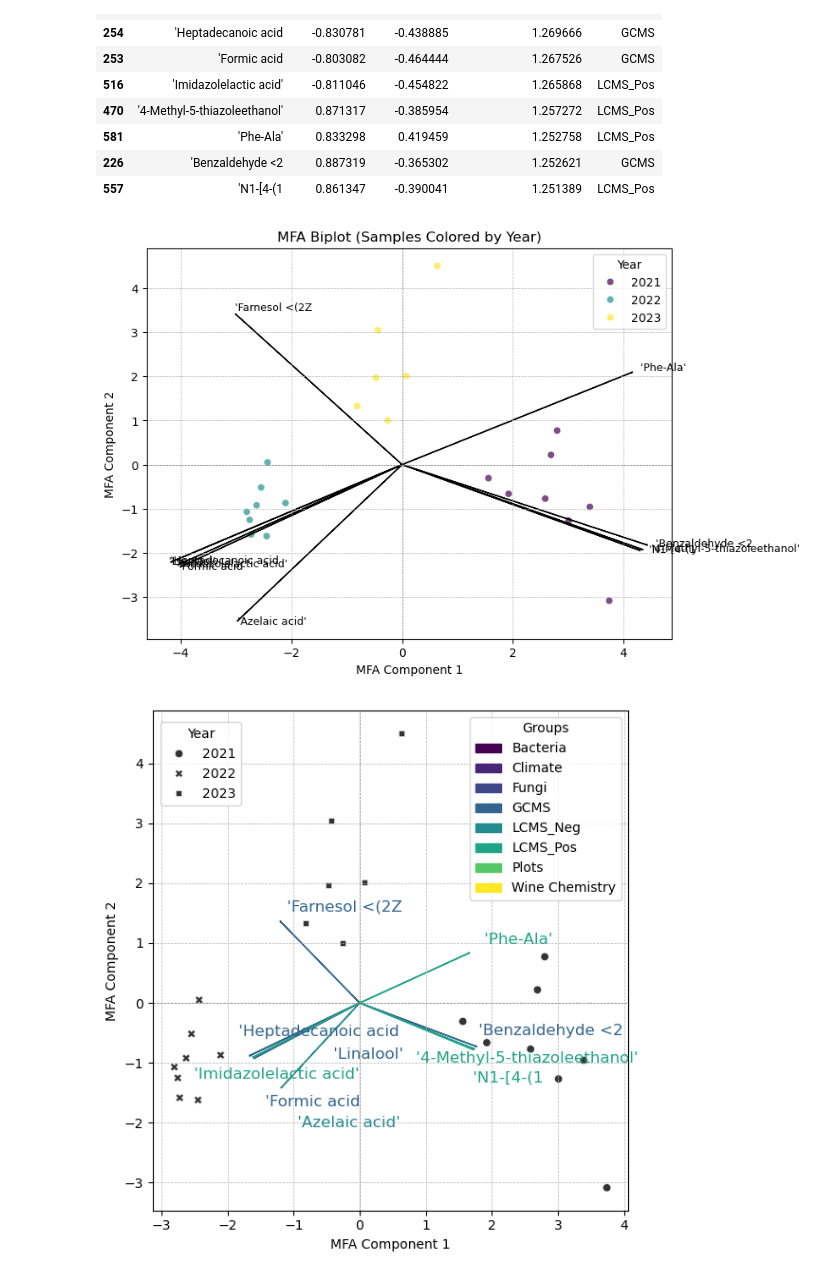
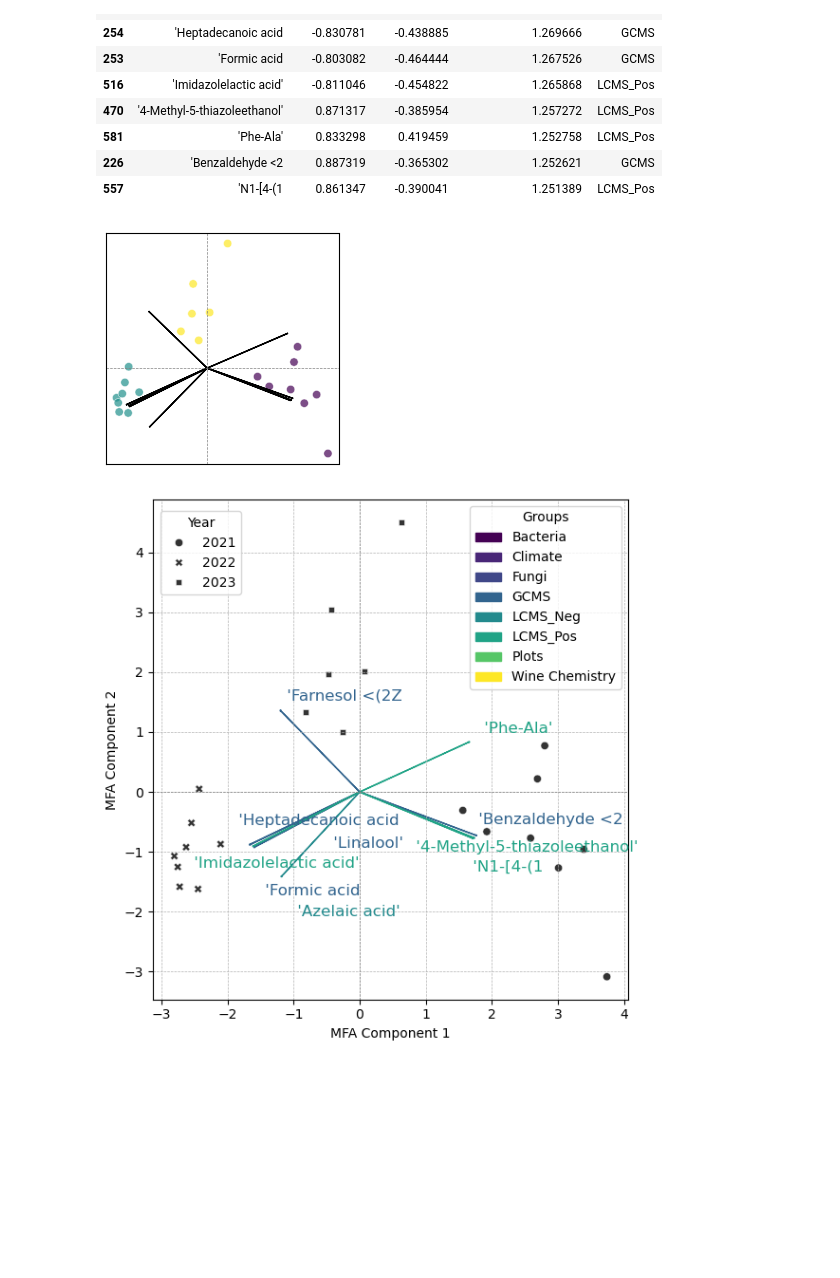
Before and after one commit to bokulich-publications/microterroir, a Jupyter notebook: Metabolomics/LC-MS/04_PostMFL_MFA_LCMS2_FunBac_GC.ipynb, the cells around one changed output. Saved outputs shown, nothing was run; the diff lists cells and outputs as text; code cells hidden in the pictures; blank space fills up the shorter version.

```diff
--- a/Metabolomics/LC-MS/04_PostMFL_MFA_LCMS2_FunBac_GC.ipynb
+++ b/Metabolomics/LC-MS/04_PostMFL_MFA_LCMS2_FunBac_GC.ipynb
@@ -528,7 +528,7 @@ variable_loadings_df = variable_loadings_df.sort_values(by="Loadings Contributio
 variable_loadings_df["group"] = variable_loadings_df["Variable"].apply(lambda x: x[0])
 
 # Select top 20 based on Loadings Contribution
-top_loadings = variable_loadings_df.nlargest(10, "Loadings Contribution")
+top_loadings = variable_loadings_df.nlargest(5, "Loadings Contribution")
 top_loadings['Variable'] = top_loadings['Variable'].astype(str).str.split(',').str[1].str.strip(')')
 
 top_loadings
@@ -546,36 +546,36 @@ top_loadings
 | 557 | 'N1-[4-(1 | 0.861347 | -0.390041 | 1.251389 | LCMS_Pos |
 # %%
 # Biplot
-fig, ax = plt.subplots(figsize=(8, 6))
+fig, ax = plt.subplots(figsize=(3, 3))
 
 # Scatter plot of individuals, colored by year
-sns.scatterplot(data=mfa_results, x=mfa_results.iloc[:, 0], y=mfa_results.iloc[:, 1], hue="year", palette="viridis", alpha=0.7)
+sns.scatterplot(data=mfa_results, x=mfa_results.iloc[:, 0], y=mfa_results.iloc[:, 1], hue="year", palette="viridis", alpha=0.7, legend=False)
 
 
 # Define a scaling factor to extend the arrows
-scaling_factor = 5 # Adjust this value to control arrow length
+scaling_factor = 3 # Adjust this value to control arrow length
 # Plot the top loadings as arrows
 for i, row in top_loadings.iterrows():
     ax.arrow(0, 0, row["MFA Comp 1"] * scaling_factor, row["MFA Comp 2"] * scaling_factor,
              head_width=0.02, head_length=0.02, color="black", length_includes_head=True)
 
-    ax.text(row["MFA Comp 1"] * (scaling_factor + 0.1),  # Adjust text position accordingly
-            row["MFA Comp 2"] * (scaling_factor + 0.1),
-            row["Variable"], fontsize=9)
-
+ax.set_xticks([])
+ax.set_yticks([])
+ax.set_xticklabels([])
+ax.set_yticklabels([])
 
 # Formatting
 ax.axhline(0, color='gray', linestyle='dashed', linewidth=0.5)
 ax.axvline(0, color='gray', linestyle='dashed', linewidth=0.5)
-ax.set_xlabel("MFA Component 1")
-ax.set_ylabel("MFA Component 2")
-ax.set_title("MFA Biplot (Samples Colored by Year)")
+ax.set_xlabel("")
+ax.set_ylabel("")
+#ax.set_title("MFA Biplot (Samples Colored by Year)")
 ax.grid(True, linestyle="--", linewidth=0.5)
-ax.legend(title="Year", bbox_to_anchor=(1, 1))
+#ax.legend(title="Year", bbox_to_anchor=(1, 1))
 
 plt.show()
 # %% [output]
-[figure, old version]
+[figure, new version]
 # %%
 # Biplot
 fig, ax = plt.subplots(figsize=(6, 6))
```
Also changed, not shown: 5 other files.
